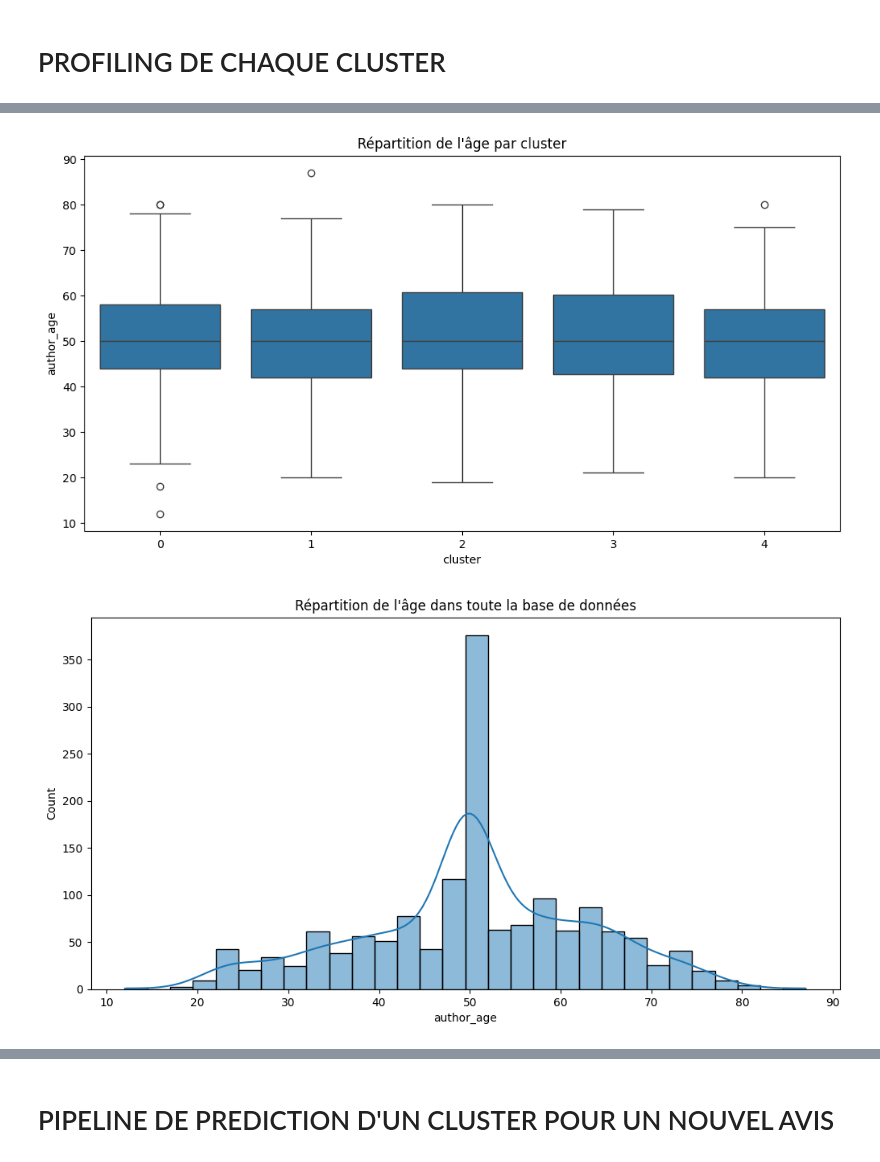
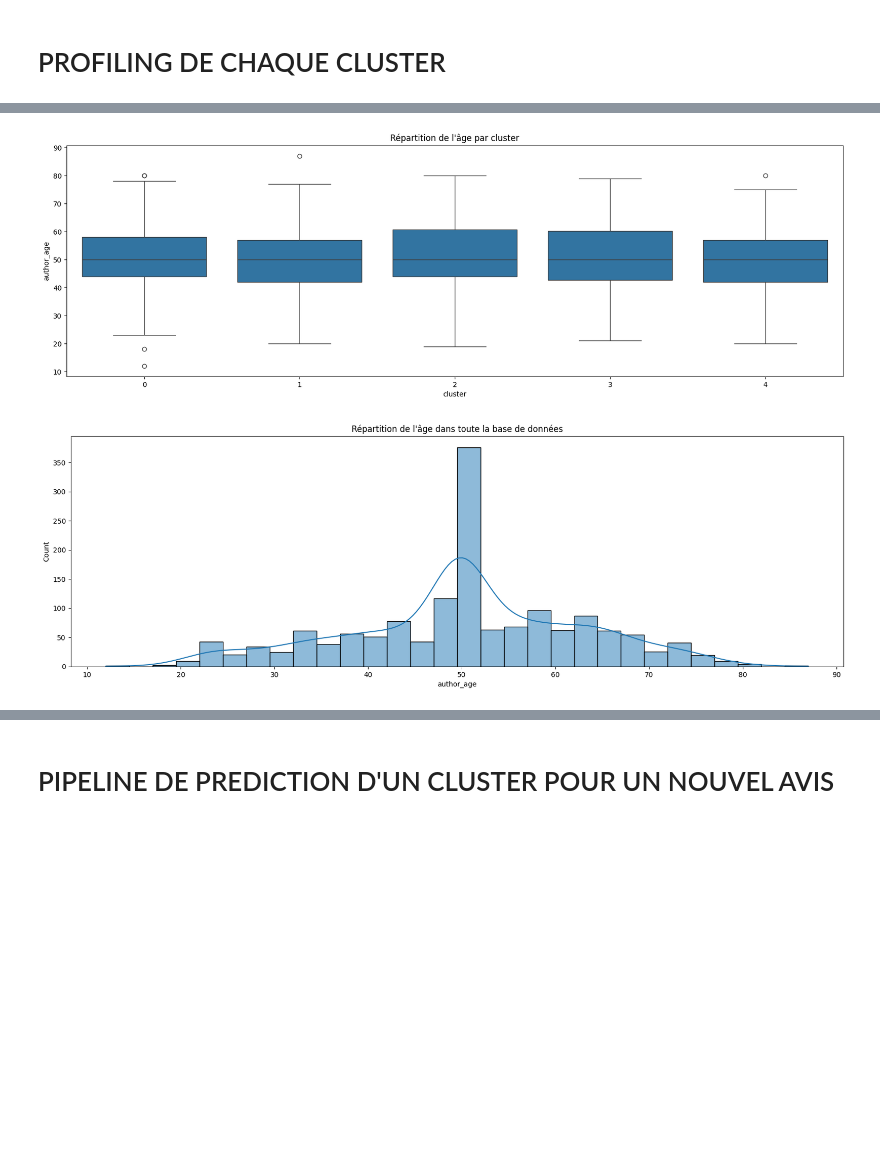
Before and after one commit to ValdesFeudjio/customer-feedback-analyzer, a Jupyter notebook: src/data_exploration.ipynb, the cells around one changed output, grey strips where cells are left out. Cells and saved outputs as stored; diff of their text form; code cells hidden in the pictures; blank space fills up the shorter version.

```diff
--- a/src/data_exploration.ipynb
+++ b/src/data_exploration.ipynb
@@ -715,31 +799,31 @@ for _, row in cluster_votes.iterrows():
 # %%
 import matplotlib.pyplot as plt
 import seaborn as sns
 
 # Vérifier l'existence de la colonne 'author_age' dans df
 if 'author_age' in df.columns:
     # 1. Répartition de l'âge par cluster
-    plt.figure(figsize=(12, 6))
+    plt.figure(figsize=(20, 6))
     sns.boxplot(x='cluster', y='author_age', data=df)
     plt.title("Répartition de l'âge par cluster")
     plt.show()
 
     # 2. Répartition globale de l'âge (toute la base de données)
-    plt.figure(figsize=(12, 6))
+    plt.figure(figsize=(20, 6))
     sns.histplot(df['author_age'], bins=30, kde=True)
     plt.title("Répartition de l'âge dans toute la base de données")
     plt.show()
 
     # 3. Répartition de l'âge selon le cluster (graphique de densité)
     plt.figure(figsize=(12, 6))
     sns.kdeplot(data=df, x="author_age", hue="cluster", common_norm=False, fill=True)
     plt.title("Répartition de l'âge selon le cluster")
     plt.show()
 else:
     print("La colonne 'author_age' n'existe pas dans le DataFrame.")
 # %% [output]
-[figure, old version]
+[figure, new version]
-[figure, old version]
+[figure, new version]
 [figure]
 # %%
 # Liste des clusters uniques
```
Also changed, not shown: parts of 14 cells of this notebook, 5 other files.
